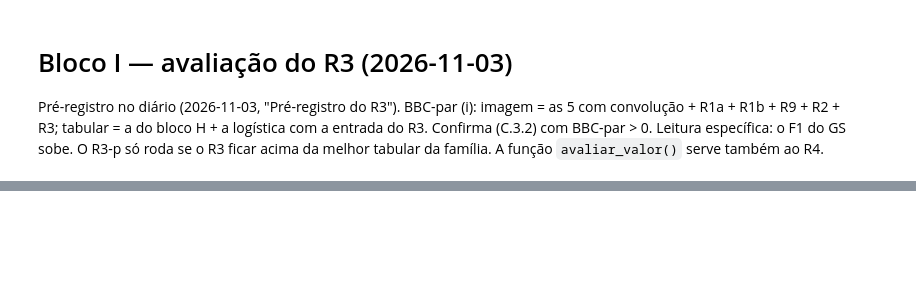
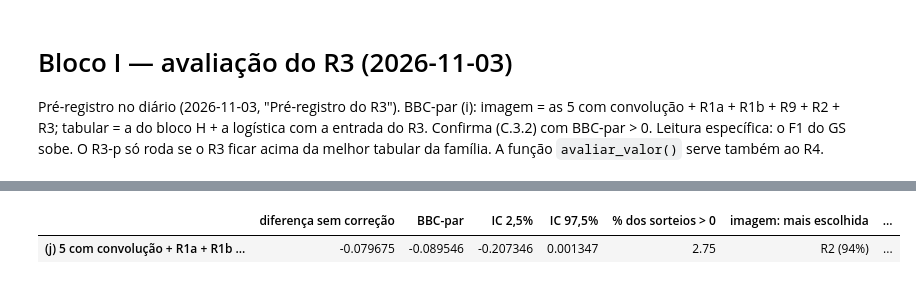
Before and after one commit to leocendino/imagens_de_cg_para_classificacao, a Jupyter notebook: notebooks/05_eval.ipynb, the cells around one changed output, grey strips where cells are left out. Saved outputs shown, nothing was run; the diff lists cells and outputs as text; code cells hidden in the pictures; blank space fills up the shorter version.

```diff
--- a/notebooks/05_eval.ipynb
+++ b/notebooks/05_eval.ipynb
@@ -2019,0 +2026,6 @@ R3: pior F1 médio 0.690; R3 − rede base -0.028 (-0.062 a +0.008); melhor tabu
+# %%
+IM_J, TAB_J, res_j = avaliar_valor("R4", "J", "(j) 5 com convolução + R1a + R1b + R9 + R2 + R3 + R4 × tabular + logísticas do R2, do R3 e do R4",
+                                   IM_I, TAB_I)
+assert len(IM_J) == 11 and len(TAB_J) == 11
+res_j
+# %% [output]
@@ -2019,0 +2035,2 @@ R3: pior F1 médio 0.690; R3 − rede base -0.028 (-0.062 a +0.008); melhor tabu
+|  | diferença sem correção | BBC-par | IC 2,5% | IC 97,5% | % dos sorteios > 0 | imagem: mais escolhida | ... |
+| (j) 5 com convolução + R1a + R1b ... | -0.079675 | -0.089546 | -0.207346 | 0.001347 | 2.75 | R2 (94%) | ... |
```
Also changed, not shown: parts of 15 cells of this notebook, 1 other file.
